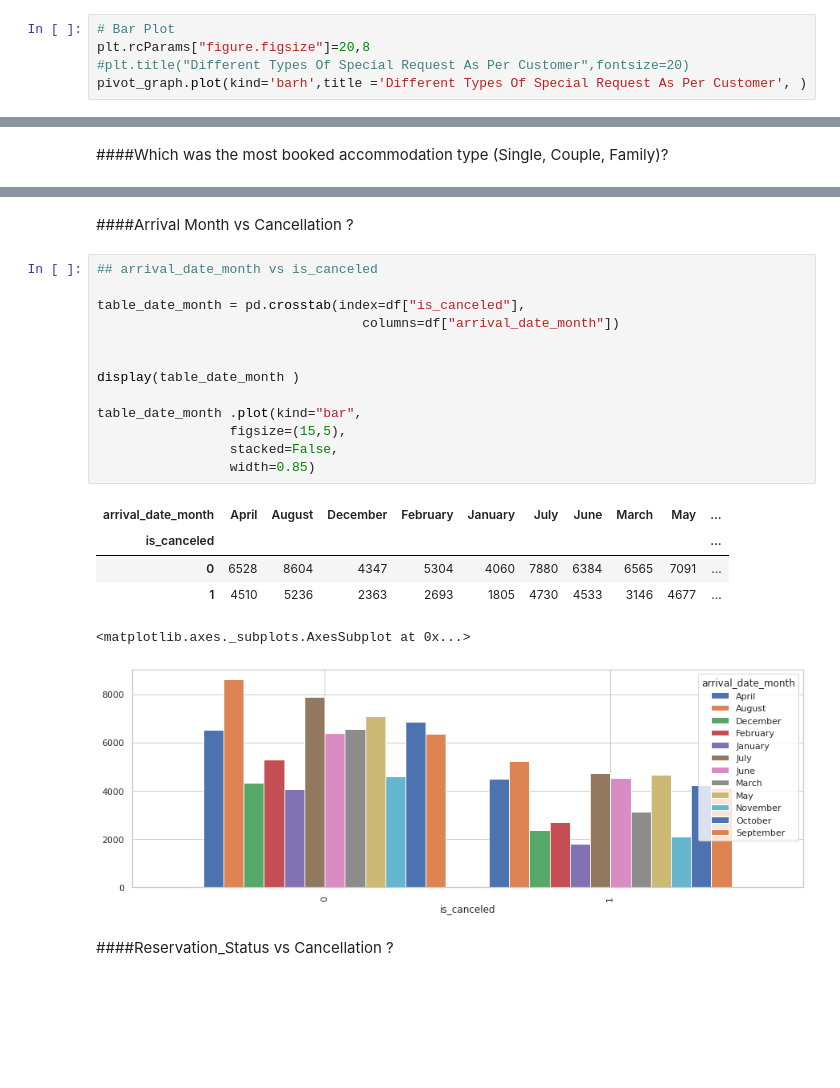
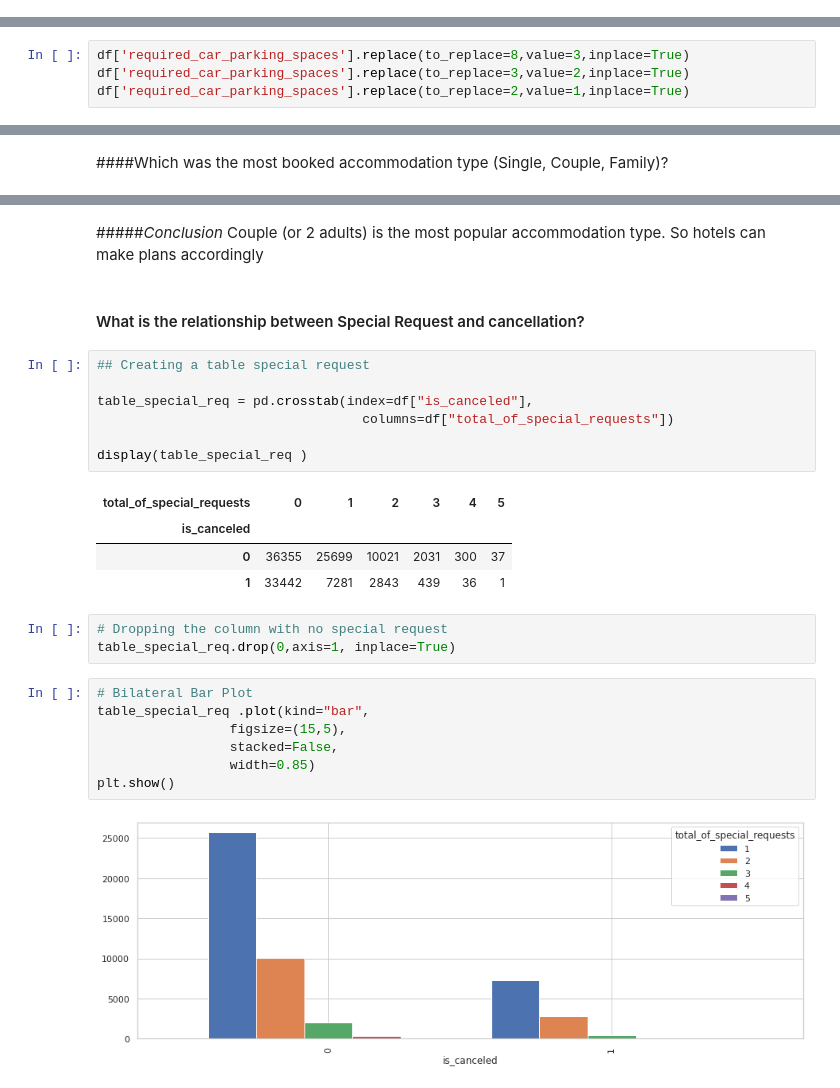
Before and after one commit to snehahampapura/Hotel-Booking-Analysis, a Jupyter notebook: Hotel_Booking_Analysis_Capstone_Project.ipynb, the cells around one changed output, grey strips where cells are left out. Cells and saved outputs as stored; diff of their text form; blank space fills up the shorter version.

```diff
--- a/Hotel_Booking_Analysis_Capstone_Project.ipynb
+++ b/Hotel_Booking_Analysis_Capstone_Project.ipynb
@@ -1087,5 +1480,0 @@ pivot_graph
-# %%
-# Bar Plot
-plt.rcParams["figure.figsize"]=20,8
-#plt.title("Different Types Of Special Request As Per Customer",fontsize=20)
-pivot_graph.plot(kind='barh',title ='Different Types Of Special Request As Per Customer', )
@@ -1658,6 +1576,10 @@ df.required_car_parking_spaces.value_counts()
 3         3
 8         2
 Name: required_car_parking_spaces, dtype: int64
+# %%
+df['required_car_parking_spaces'].replace(to_replace=8,value=3,inplace=True)
+df['required_car_parking_spaces'].replace(to_replace=3,value=2,inplace=True)
+df['required_car_parking_spaces'].replace(to_replace=2,value=1,inplace=True)
 # %%
 df.required_car_parking_spaces.value_counts(normalize=True)
 # %% [output]
@@ -1722,24 +1652,29 @@ plt.show()
-# %% [markdown]
-####Arrival Month vs Cancellation ?
+# %% [markdown]
+#####*Conclusion*
+    Couple (or 2 adults) is the most popular accommodation type. So hotels can make plans accordingly
+# %% [markdown]
+#### What is the relationship between Special Request and cancellation?
+# %%
+## Creating a table special request
+
+table_special_req = pd.crosstab(index=df["is_canceled"],
+                                  columns=df["total_of_special_requests"])
+
+display(table_special_req )
+# %% [output]
+| total_of_special_requests | 0 | 1 | 2 | 3 | 4 | 5 |
+| is_canceled |  |  |  |  |  |  |
+| 0 | 36355 | 25699 | 10021 | 2031 | 300 | 37 |
+| 1 | 33442 | 7281 | 2843 | 439 | 36 | 1 |
+# %%
+# Dropping the column with no special request
+table_special_req.drop(0,axis=1, inplace=True)
 # %%
-## arrival_date_month vs is_canceled
-
-table_date_month = pd.crosstab(index=df["is_canceled"],
-                                  columns=df["arrival_date_month"])
-
-
-display(table_date_month )
-
-table_date_month .plot(kind="bar",
+# Bilateral Bar Plot
+table_special_req .plot(kind="bar",
                  figsize=(15,5),
                  stacked=False,
                  width=0.85)
+plt.show()
 # %% [output]
-| arrival_date_month | April | August | December | February | January | July | June | March | May | ... |
-| is_canceled |  |  |  |  |  |  |  |  |  | ... |
-| 0 | 6528 | 8604 | 4347 | 5304 | 4060 | 7880 | 6384 | 6565 | 7091 | ... |
-| 1 | 4510 | 5236 | 2363 | 2693 | 1805 | 4730 | 4533 | 3146 | 4677 | ... |
-<matplotlib.axes._subplots.AxesSubplot at 0x...>
-[figure, old version]
+[figure, new version]
-# %% [markdown]
-####Reservation_Status vs Cancellation ?
```
Also changed, not shown: parts of 292 cells of this notebook.
